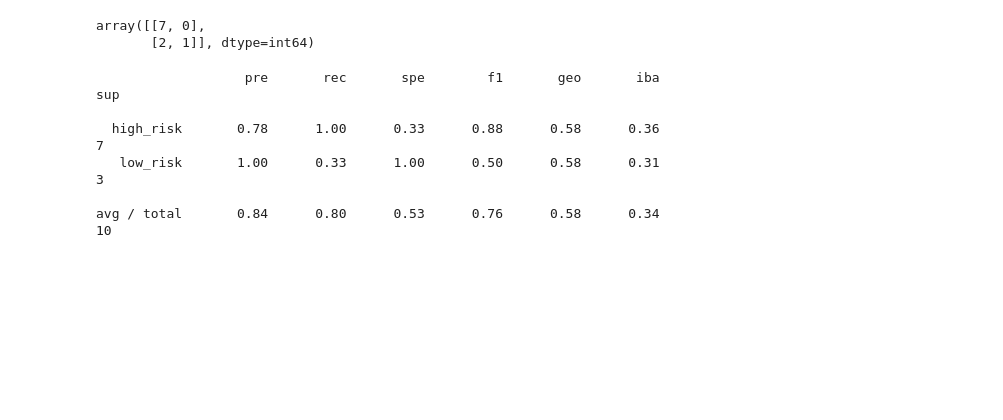
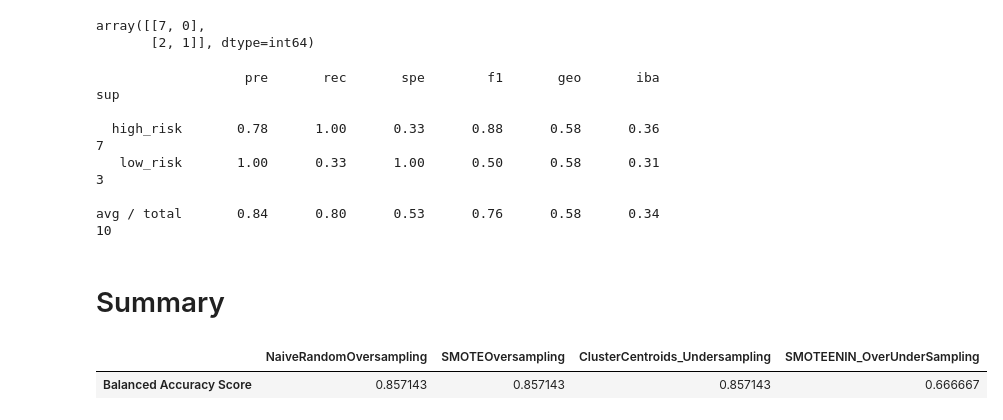
Before and after one commit to drg-developer-2-GWFinTech-Homeworks/homework-classification, a Jupyter notebook: credit_risk_resampling.ipynb, the cells around one changed output. Saved outputs shown, nothing was run; the diff lists cells and outputs as text; code cells hidden in the pictures; blank space fills up the shorter version.

```diff
--- a/credit_risk_resampling.ipynb
+++ b/credit_risk_resampling.ipynb
@@ -329,7 +306,8 @@ array([[5, 2],
 # %%
 # Print the imbalanced classification report
 from imblearn.metrics import classification_report_imbalanced
-print(classification_report_imbalanced(y_test, y_pred))
+classification_report_imbalanced__ClusterCentroids_Undersampling = classification_report_imbalanced(y_test, y_pred)
+print(classification_report_imbalanced__ClusterCentroids_Undersampling)
 # %% [output]
                    pre       rec       spe        f1       geo       iba       sup
 
@@ -369,5 +347,7 @@ LogisticRegression(random_state=1)
 # Calculated the balanced accuracy score
 from sklearn.metrics import balanced_accuracy_score
 
-balanced_accuracy_score(y_test, y_pred)
+y_pred = model.predict(X_test_scaled)
+balanced_accuracy_score__SMOTEENIN_OverUnderSampling = balanced_accuracy_score(y_test, y_pred)
+balanced_accuracy_score__SMOTEENIN_OverUnderSampling
 # %% [output]
@@ -376,8 +356,8 @@ balanced_accuracy_score(y_test, y_pred)
 # Display the confusion matrix
 from sklearn.metrics import confusion_matrix
 
-y_pred = model.predict(X_test_scaled)
-confusion_matrix(y_test, y_pred)
+confusion_matrix__SMOTEENIN_OverUnderSampling = confusion_matrix(y_test, y_pred)
+confusion_matrix__SMOTEENIN_OverUnderSampling
 # %% [output]
 array([[7, 0],
        [2, 1]], dtype=int64)
@@ -385,7 +365,8 @@ array([[7, 0],
 # Print the imbalanced classification report
 from imblearn.metrics import classification_report_imbalanced
 
-print(classification_report_imbalanced(y_test, y_pred))
+classification_report_imbalanced__SMOTEENIN_OverUnderSampling = classification_report_imbalanced(y_test, y_pred)
+print(classification_report_imbalanced__SMOTEENIN_OverUnderSampling)
 # %% [output]
                    pre       rec       spe        f1       geo       iba       sup
 
@@ -393,3 +374,63 @@ print(classification_report_imbalanced(y_test, y_pred))
    low_risk       1.00      0.33      1.00      0.50      0.58      0.31         3
 
 avg / total       0.84      0.80      0.53      0.76      0.58      0.34        10
+# %% [markdown]
+# Summary
+# %%
+display(pd.DataFrame.from_dict(
+    { "Balanced Accuracy Score": [
+        balanced_accuracy_score__NaiveRandomOversampling,
+        balanced_accuracy_score__SMOTEOversampling,
+        balanced_accuracy_score__ClusterCentroids_Undersampling,
+        balanced_accuracy_score__SMOTEENIN_OverUnderSampling
+    ]},
+    orient="index",
+    columns = [ "NaiveRandomOversampling", "SMOTEOversampling", "ClusterCentroids_Undersampling", "SMOTEENIN_OverUnderSampling" ]
+    ))
+
+print()
+print()
+print("============================================")
+print("Confusion Matrix")
+print("============================================")
+print()
+print("    NaiveRandomOversampling")
+print("    -----------------------")
+print(confusion_matrix__NaiveRandomOversampling)
+print()
+print("    SMOTEOversampling")
+print("    -----------------------")
+print(confusion_matrix__SMOTEOversampling)
+print()
+print("    ClusterCentroids_Undersampling")
+print("    -----------------------")
+print(confusion_matrix__ClusterCentroids_Undersampling)
+print()
+print("    SMOTEENIN_OverUnderSampling")
+print("    -----------------------")
+print(confusion_matrix__SMOTEENIN_OverUnderSampling)
+
+print()
+print()
+print("============================================")
+print("Classification Reports")
+print("============================================")
+print()
+print("    NaiveRandomOversampling")
+print("    -----------------------")
+print(classification_report_imbalanced__NaiveRandomOversampling)
+print()
+print("    SMOTEOversampling")
+print("    -----------------------")
+print(classification_report_imbalanced__SMOTEOversampling)
+print()
+print("    ClusterCentroids_Undersampling")
+print("    -----------------------")
+print(classification_report_imbalanced__ClusterCentroids_Undersampling)
+print()
+print("    SMOTEENIN_OverUnderSampling")
+print("    -----------------------")
+print(classification_report_imbalanced__SMOTEENIN_OverUnderSampling)
+# %% [output]
+|  | NaiveRandomOversampling | SMOTEOversampling | ClusterCentroids_Undersampling | SMOTEENIN_OverUnderSampling |
+| Balanced Accuracy Score | 0.857143 | 0.857143 | 0.857143 | 0.666667 |
```
Also changed, not shown: parts of 22 cells of this notebook, 2 other files.
